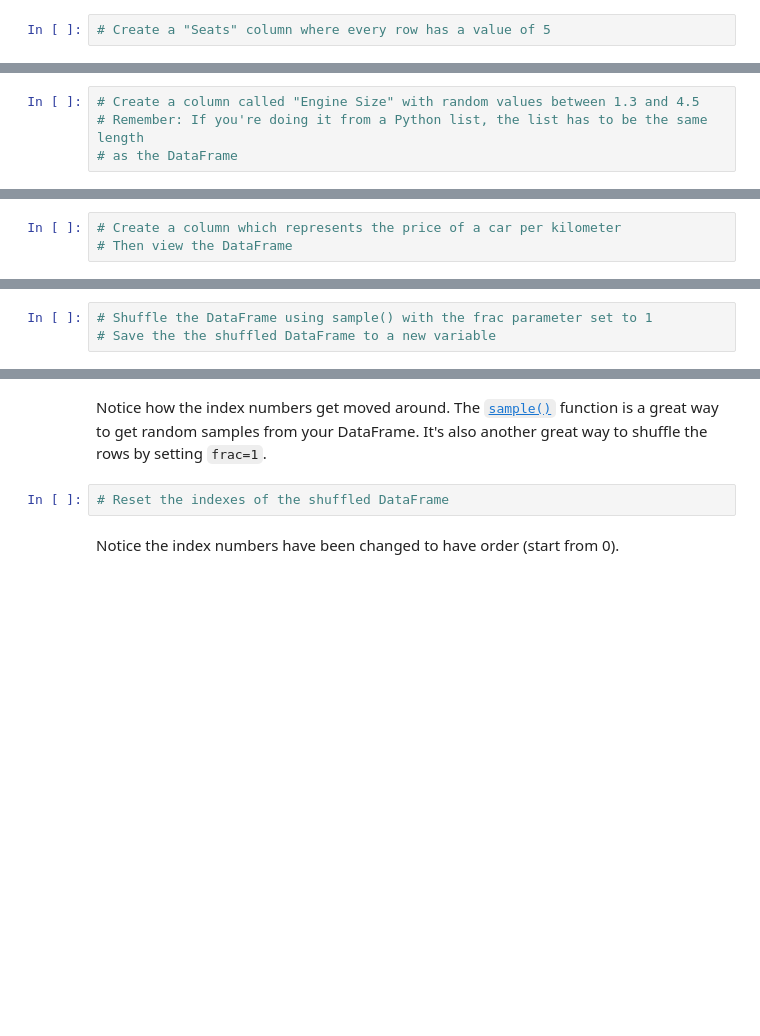
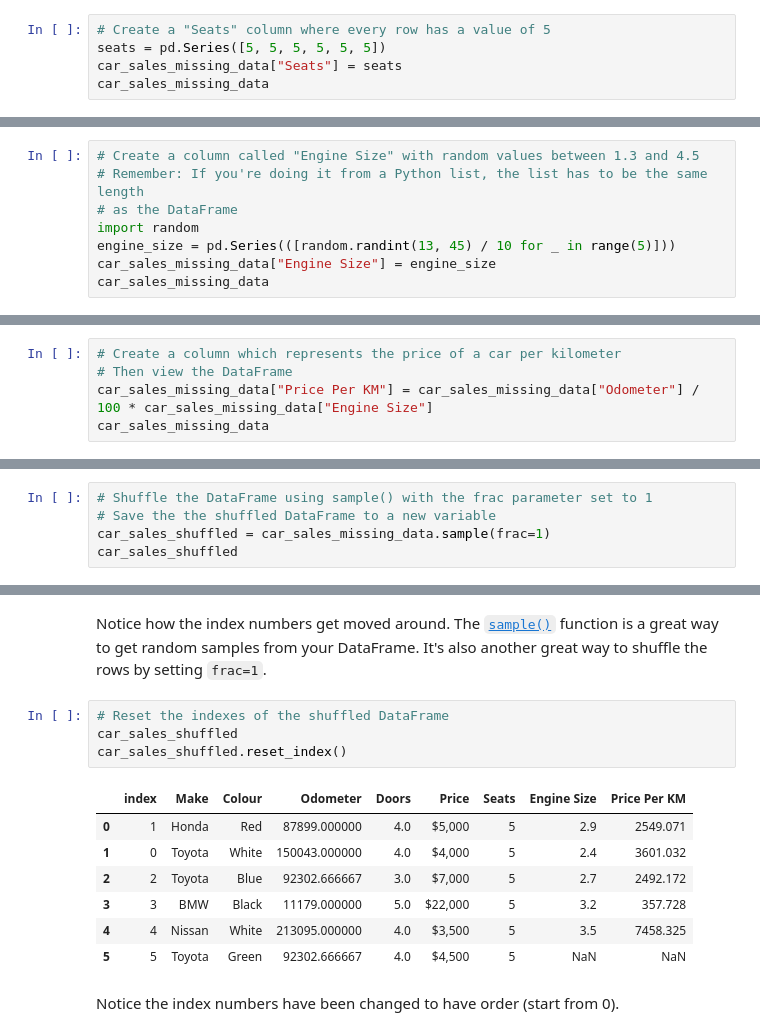
Before and after one commit to pnowak2/learnjs, a Jupyter notebook: libraries/machine learning/complete-machine-learning-bootcamp-udemy/6-pandas-data-analysis/sample-project/pandas-exercises.ipynb, the cells around one changed output, grey strips where cells are left out. Drawn from its saved outputs; the diff is of its cells as text; blank space fills up the shorter version.

```diff
--- a/libraries/machine learning/complete-machine-learning-bootcamp-udemy/6-pandas-data-analysis/sample-project/pandas-exercises.ipynb
+++ b/libraries/machine learning/complete-machine-learning-bootcamp-udemy/6-pandas-data-analysis/sample-project/pandas-exercises.ipynb
@@ -303,3 +395,6 @@ Let's try fill them.
 We'll now start to add columns to our DataFrame.
 # %%
 # Create a "Seats" column where every row has a value of 5
+seats = pd.Series([5, 5, 5, 5, 5, 5])
+car_sales_missing_data["Seats"] = seats
+car_sales_missing_data
@@ -307,3 +410,7 @@ We'll now start to add columns to our DataFrame.
 # Create a column called "Engine Size" with random values between 1.3 and 4.5
 # Remember: If you're doing it from a Python list, the list has to be the same length
 # as the DataFrame
+import random
+engine_size = pd.Series(([random.randint(13, 45) / 10 for _ in range(5)]))
+car_sales_missing_data["Engine Size"] = engine_size
+car_sales_missing_data
@@ -310,3 +425,5 @@ We'll now start to add columns to our DataFrame.
 # %%
 # Create a column which represents the price of a car per kilometer
 # Then view the DataFrame
+car_sales_missing_data["Price Per KM"] = car_sales_missing_data["Odometer"] / 100 * car_sales_missing_data["Engine Size"]
+car_sales_missing_data
@@ -315,3 +449,5 @@ We'll now start to add columns to our DataFrame.
 # %%
 # Shuffle the DataFrame using sample() with the frac parameter set to 1
 # Save the the shuffled DataFrame to a new variable
+car_sales_shuffled = car_sales_missing_data.sample(frac=1)
+car_sales_shuffled
@@ -319,6 +463,16 @@ We'll now start to add columns to our DataFrame.
 Notice how the index numbers get moved around. The [`sample()`](https://pandas.pydata.org/pandas-docs/stable/reference/api/pandas.DataFrame.sample.html) function is a great way to get random samples from your DataFrame. It's also another great way to shuffle the rows by setting `frac=1`.
 # %%
 # Reset the indexes of the shuffled DataFrame
+car_sales_shuffled
+car_sales_shuffled.reset_index()
+# %% [output]
+|  | index | Make | Colour | Odometer | Doors | Price | Seats | Engine Size | Price Per KM |
+| 0 | 1 | Honda | Red | 87899.000000 | 4.0 | $5,000 | 5 | 2.9 | 2549.071 |
+| 1 | 0 | Toyota | White | 150043.000000 | 4.0 | $4,000 | 5 | 2.4 | 3601.032 |
+| 2 | 2 | Toyota | Blue | 92302.666667 | 3.0 | $7,000 | 5 | 2.7 | 2492.172 |
+| 3 | 3 | BMW | Black | 11179.000000 | 5.0 | $22,000 | 5 | 3.2 | 357.728 |
+| 4 | 4 | Nissan | White | 213095.000000 | 4.0 | $3,500 | 5 | 3.5 | 7458.325 |
+| 5 | 5 | Toyota | Green | 92302.666667 | 4.0 | $4,500 | 5 | NaN | NaN |
 # %% [markdown]
 Notice the index numbers have been changed to have order (start from 0).
 # %%
```
Also changed, not shown: parts of 19 cells of this notebook.
